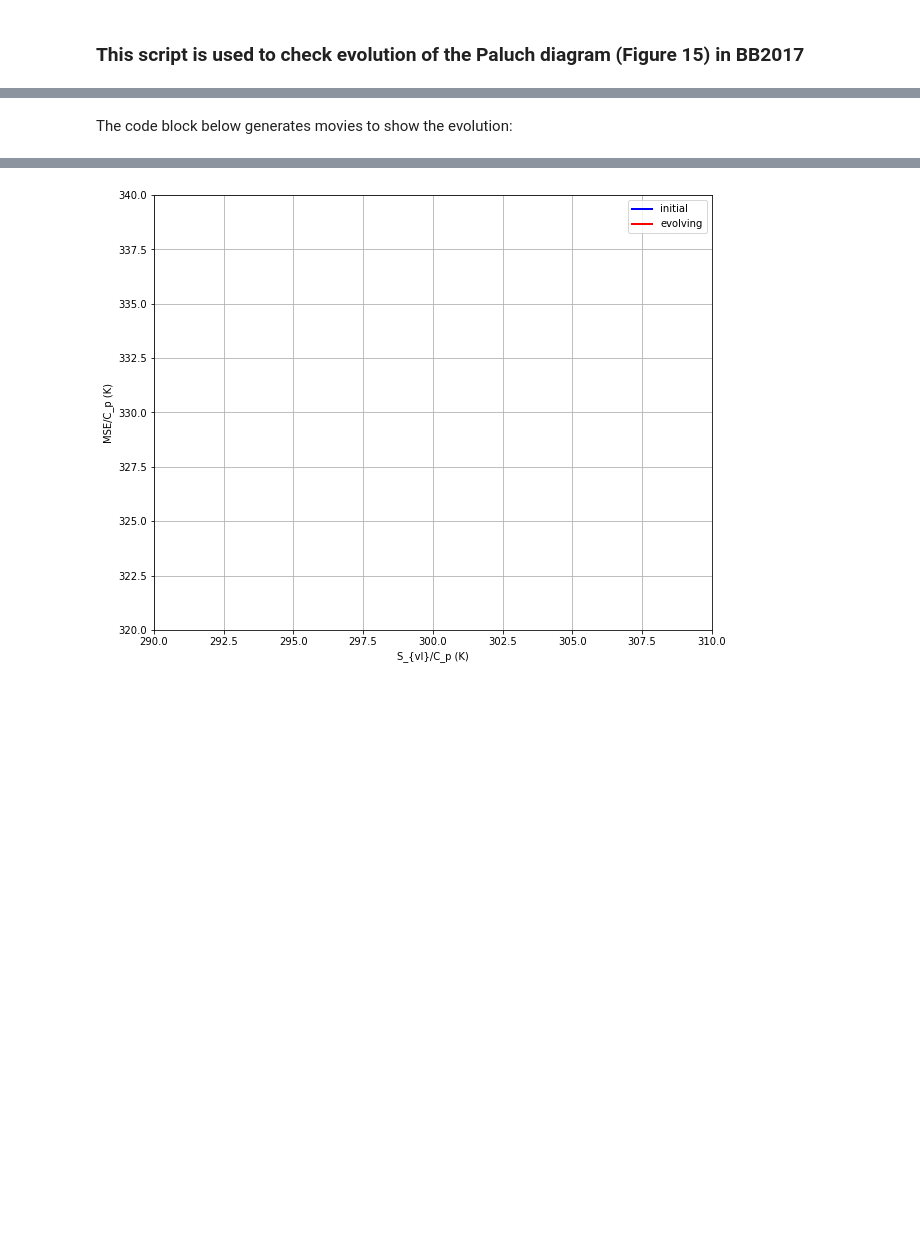
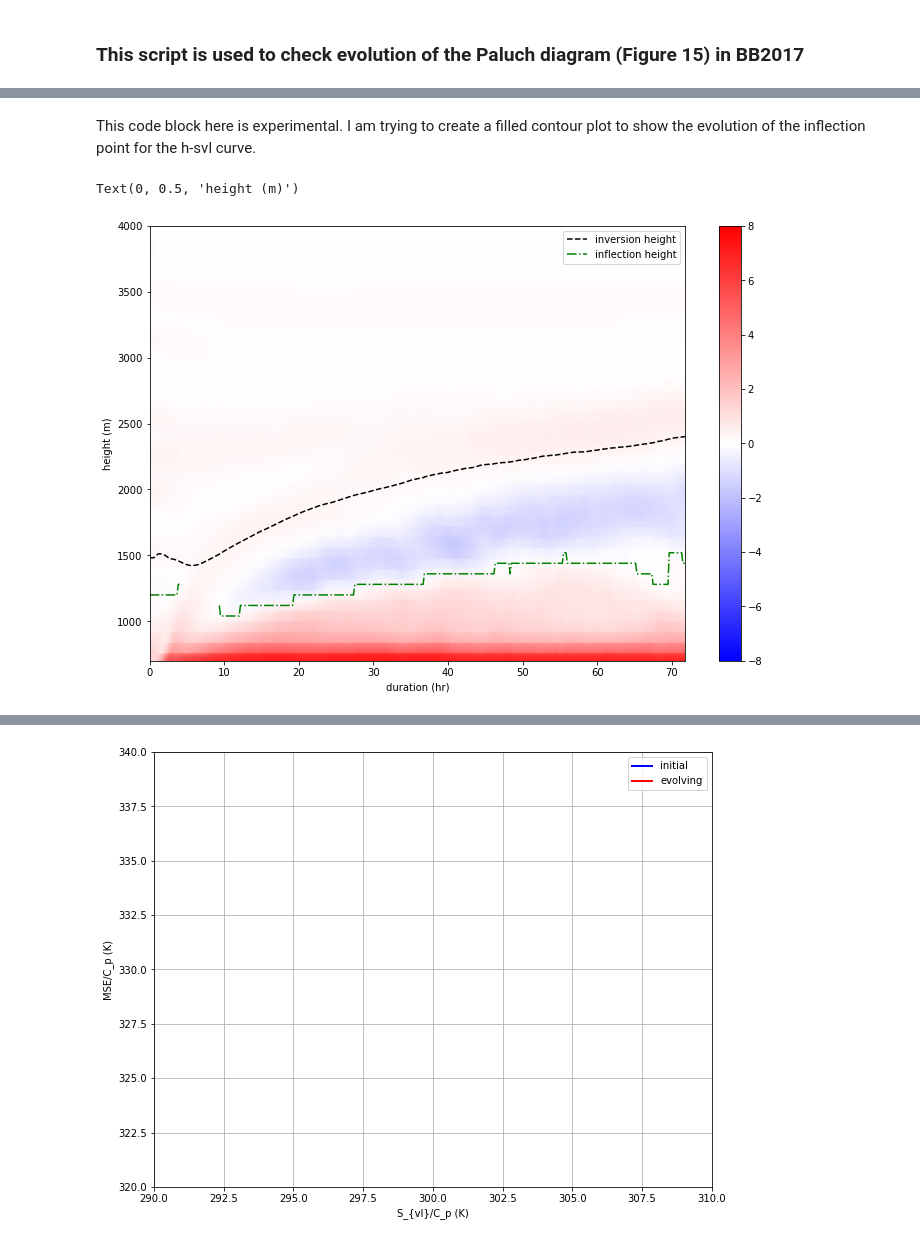
Before and after one commit to xychen-ocn/BB2017_analysis, a Jupyter notebook: examine_BB2017_MSE_Svl_Paluch_diagram.ipynb, the cells around one changed output, grey strips where cells are left out. Saved outputs shown, nothing was run; the diff lists cells and outputs as text; code cells hidden in the pictures; blank space fills up the shorter version.

```diff
--- a/examine_BB2017_MSE_Svl_Paluch_diagram.ipynb
+++ b/examine_BB2017_MSE_Svl_Paluch_diagram.ipynb
@@ -37,7 +37,7 @@ filenames['RFhomoNoPCP']=file_prefix + '_RADFLXhomo_noPCP.nc'
 filenames['WTG'] = file_prefix + '_WTG.nc'
 # %%
 # manually select a simulation case to make the evolution movie:
-testcase_label='noPCP'
+testcase_label='cntrl'
 filename_stat = filenames[testcase_label]
 print(filename_stat)
 absfn = os.path.join(datadir, folder3, filename_stat)
@@ -169,2 +54,0 @@ This onset of the curvature change occurs within the cloud layer and it is when
-# %% [markdown]
-The code block below generates movies to show the evolution:
@@ -170,0 +108,3 @@ The code block below generates movies to show the evolution:
+# %% [markdown]
+This code block here is experimental. I am trying to create a filled contour plot to show the evolution of the inflection point
+for the h-svl curve.
@@ -170,0 +127,18 @@ The code block below generates movies to show the evolution:
+# %%
+figname=r'/home/xchen/jupyter_notebook/LES/BB2017_analysis/output/temporal_evolution_of_inflection_height_' \
+       + testcase_label + '.jpg'
+fig, ax = plt.subplots(figsize=(12,8))
+simT = (ds_sub.time-ds_sub.time[0])*24
+hcs = ax.pcolormesh(simT, ds_sub.z, curv.T, cmap = cm.bwr, shading = 'gouraud', vmin=-8, vmax=8, label='_nolegend_')
+ax.plot(simT, ds_sub.ZINV[:,0]*1000,linestyle='--',color='k', label='inversion height')
+ax.plot(simT, z_inflec, color='g',linestyle='-.', label='inflection height')
+
+ax.legend()
+fig.colorbar(hcs, ax=ax)
+ax.set_ylim(700, 4000)
+ax.set_xlabel('duration (hr)')
+ax.set_ylabel('height (m)')
+#fig.savefig(figname)
+# %% [output]
+Text(0, 0.5, 'height (m)')
+[figure, added]
```
Also changed, not shown: parts of 25 cells of this notebook, 1 other file.
